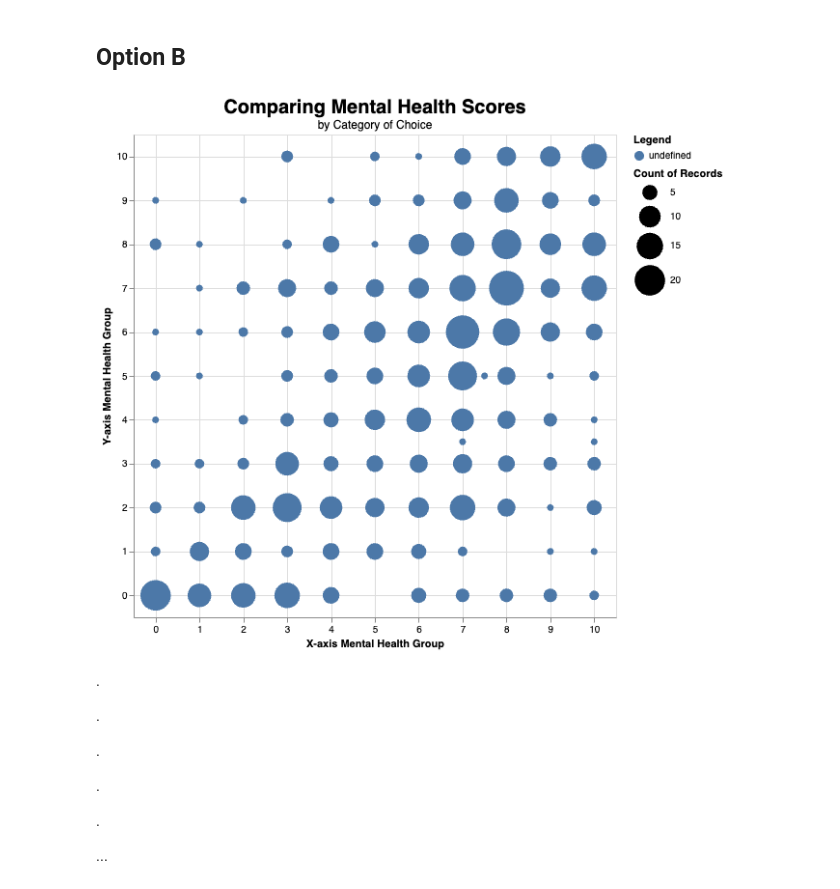
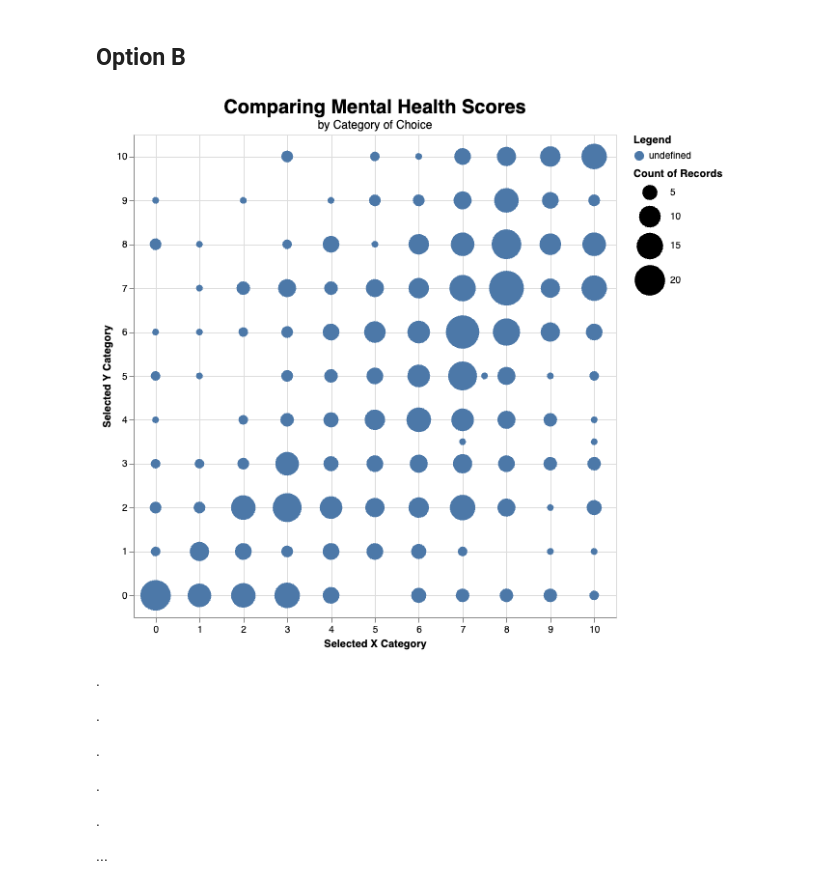
Before and after one commit to ubc-dsci320-2024w2/project-team_fabfour, a Jupyter notebook: ungraded/charts_Jessica.ipynb, the cells around one changed output. Saved outputs shown, nothing was run; the diff lists cells and outputs as text; code cells hidden in the pictures.

```diff
--- a/ungraded/charts_Jessica.ipynb
+++ b/ungraded/charts_Jessica.ipynb
@@ -251,36 +251,36 @@ ycol_param = alt.param(
 )
 
 # dropdown for legend
 legend_param = alt.param(
     value="",
     bind=dropdown_legend,
 )
 
 # Chart
 chart3b = alt.Chart(mxmh).mark_circle().encode(
-    x=alt.X('x:Q', scale=alt.Scale(domain=[-0.5, 10.5])).title('X-axis Mental Health Group'),
-    y=alt.Y('y:Q', scale=alt.Scale(domain=[-0.5, 10.5])).title('Y-axis Mental Health Group'),
+    x=alt.X('x:Q', scale=alt.Scale(domain=[-0.5, 10.5])).title('Selected X Category'),
+    y=alt.Y('y:Q', scale=alt.Scale(domain=[-0.5, 10.5])).title('Selected Y Category'),
     color=alt.Color('color:N').title('Legend'),
     size=alt.Size("count()", scale=alt.Scale(domain=[1, 20], rangeMin=50, rangeMax=1000)),
     tooltip=["count()", "median(Anxiety)", "median(Depression)", "median(Insomnia)", "median(OCD)"]
 ).transform_calculate(
     y=f'datum[{ycol_param.name}]',
     x=f'datum[{xcol_param.name}]',
     color=f'datum[{legend_param.name}]'
 ).add_params(
     ycol_param,
     xcol_param,
     legend_param
 ).properties(title=alt.Title("Comparing Mental Health Scores",
                              subtitle="by Category of Choice", fontSize=20),
              width=500,
              height=500)
 
 chart3b
 
 # save(chart3b, "outputs/chart3i.json")
 # %% [output]
-[figure, old version]
+[figure, new version]
 # %% [markdown]
 .
 
```
Also changed, not shown: parts of 2 cells of this notebook, 1 other file.
